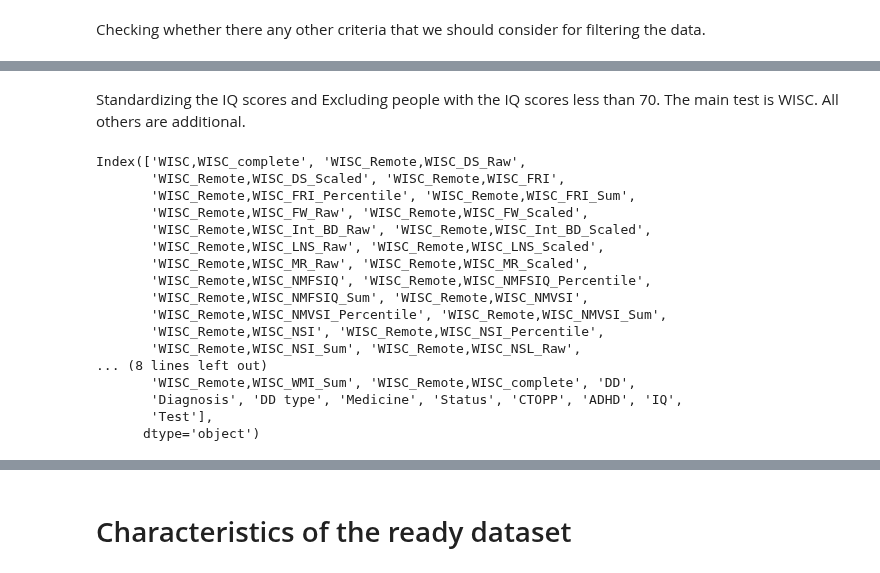
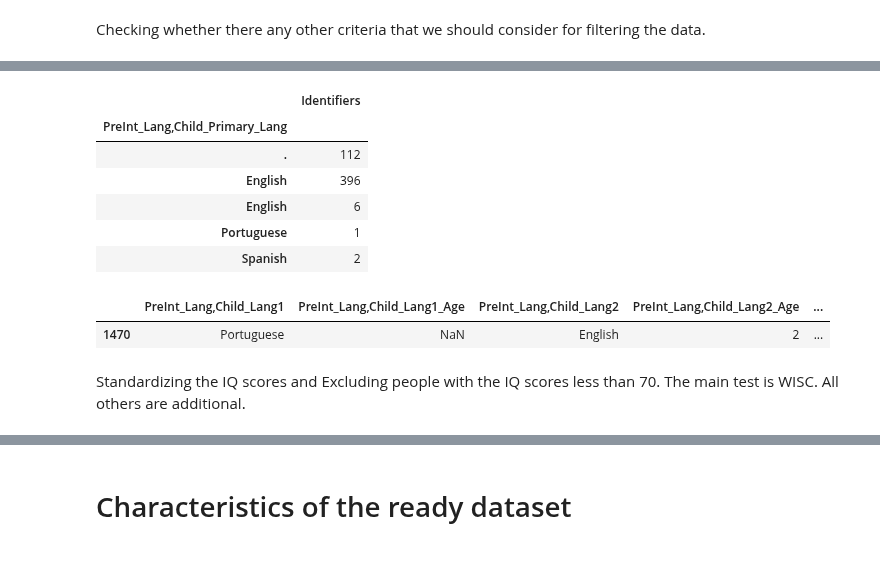
Before and after one commit to cristinarainich/Child-Mind-Institute-Project, a Jupyter notebook: Pheno_data_finalquery.ipynb, the cells around one changed output, grey strips where cells are left out. Drawn from its saved outputs; the diff is of its cells as text; code cells hidden in the pictures.

```diff
--- a/Pheno_data_finalquery.ipynb
+++ b/Pheno_data_finalquery.ipynb
@@ -576,3 +551,21 @@ data_filtered[data_filtered['PreInt_FamHx,f_adhd'] == '1']
+# %%
+data_filtered.groupby(['PreInt_Lang,Child_Primary_Lang'])[['Identifiers']].count()
+# %% [output]
+|  | Identifiers |
+| PreInt_Lang,Child_Primary_Lang |  |
+| . | 112 |
+| English | 396 |
+| English | 6 |
+| Portuguese | 1 |
+| Spanish | 2 |
+# %%
+data_filtered[data_filtered['PreInt_Lang,Child_Primary_Lang'] == 'Portuguese'][['PreInt_Lang,Child_Lang1', 'PreInt_Lang,Child_Lang1_Age',
+       'PreInt_Lang,Child_Lang2', 'PreInt_Lang,Child_Lang2_Age',
+       'PreInt_Lang,Child_Lang3', 'PreInt_Lang,Child_Lang3_Age',
+       'PreInt_Lang,Child_Lang_Understood', 'PreInt_Lang,Child_Primary_Lang']]
+# %% [output]
+|  | PreInt_Lang,Child_Lang1 | PreInt_Lang,Child_Lang1_Age | PreInt_Lang,Child_Lang2 | PreInt_Lang,Child_Lang2_Age | ... |
+| 1470 | Portuguese | NaN | English | 2 | ... |
 # %% [markdown]
 Standardizing the IQ scores and Excluding people with the IQ scores less than 70. The main test is WISC. All others are additional.
 # %%
@@ -631,23 +632,3 @@ for i in range(0, data_filtered.shape[0]):
 # %%
 data_filtered['IQ'] = iq_value
 data_filtered['Test'] = reference_test
-# %%
-data_filtered.columns[500:550]
-# %% [output]
-Index(['WISC,WISC_complete', 'WISC_Remote,WISC_DS_Raw',
-       'WISC_Remote,WISC_DS_Scaled', 'WISC_Remote,WISC_FRI',
-       'WISC_Remote,WISC_FRI_Percentile', 'WISC_Remote,WISC_FRI_Sum',
-       'WISC_Remote,WISC_FW_Raw', 'WISC_Remote,WISC_FW_Scaled',
-       'WISC_Remote,WISC_Int_BD_Raw', 'WISC_Remote,WISC_Int_BD_Scaled',
-       'WISC_Remote,WISC_LNS_Raw', 'WISC_Remote,WISC_LNS_Scaled',
-       'WISC_Remote,WISC_MR_Raw', 'WISC_Remote,WISC_MR_Scaled',
-       'WISC_Remote,WISC_NMFSIQ', 'WISC_Remote,WISC_NMFSIQ_Percentile',
-       'WISC_Remote,WISC_NMFSIQ_Sum', 'WISC_Remote,WISC_NMVSI',
-       'WISC_Remote,WISC_NMVSI_Percentile', 'WISC_Remote,WISC_NMVSI_Sum',
-       'WISC_Remote,WISC_NSI', 'WISC_Remote,WISC_NSI_Percentile',
-       'WISC_Remote,WISC_NSI_Sum', 'WISC_Remote,WISC_NSL_Raw',
-... (8 lines left out)
-       'WISC_Remote,WISC_WMI_Sum', 'WISC_Remote,WISC_complete', 'DD',
-       'Diagnosis', 'DD type', 'Medicine', 'Status', 'CTOPP', 'ADHD', 'IQ',
-       'Test'],
-      dtype='object')
```
Also changed, not shown: parts of 24 cells of this notebook.
